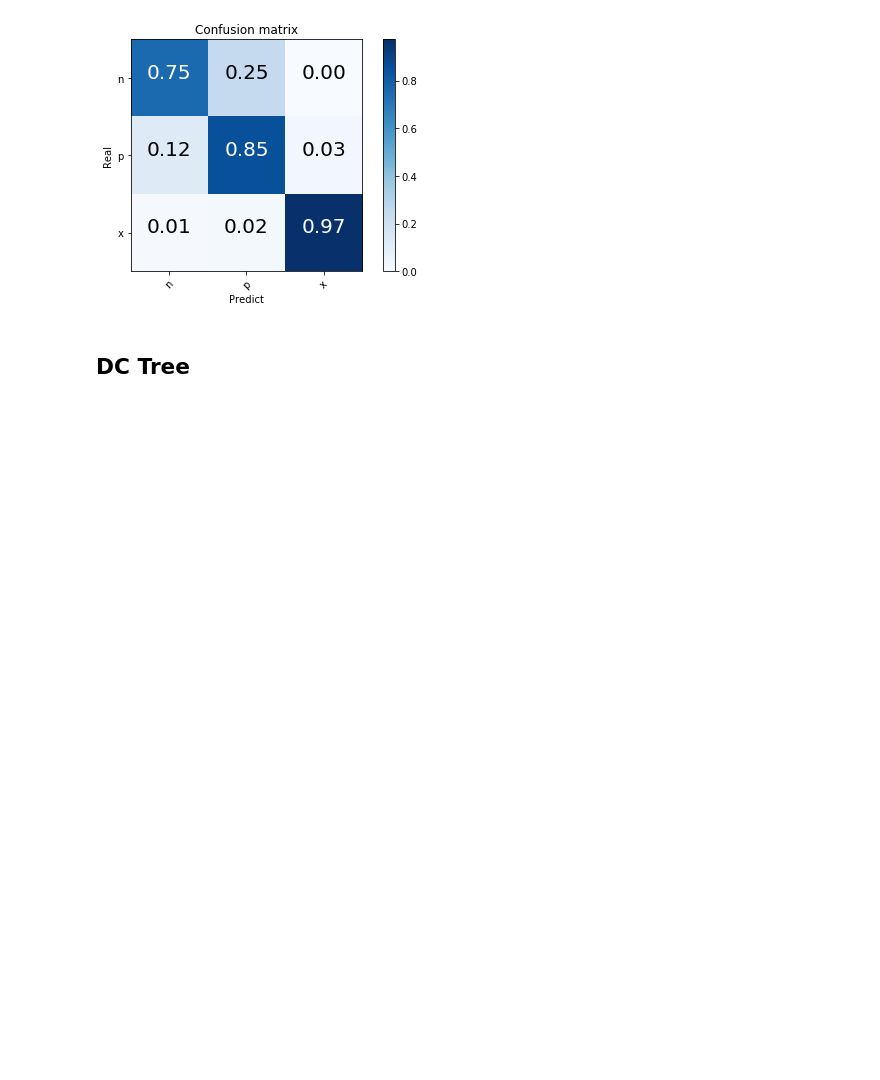
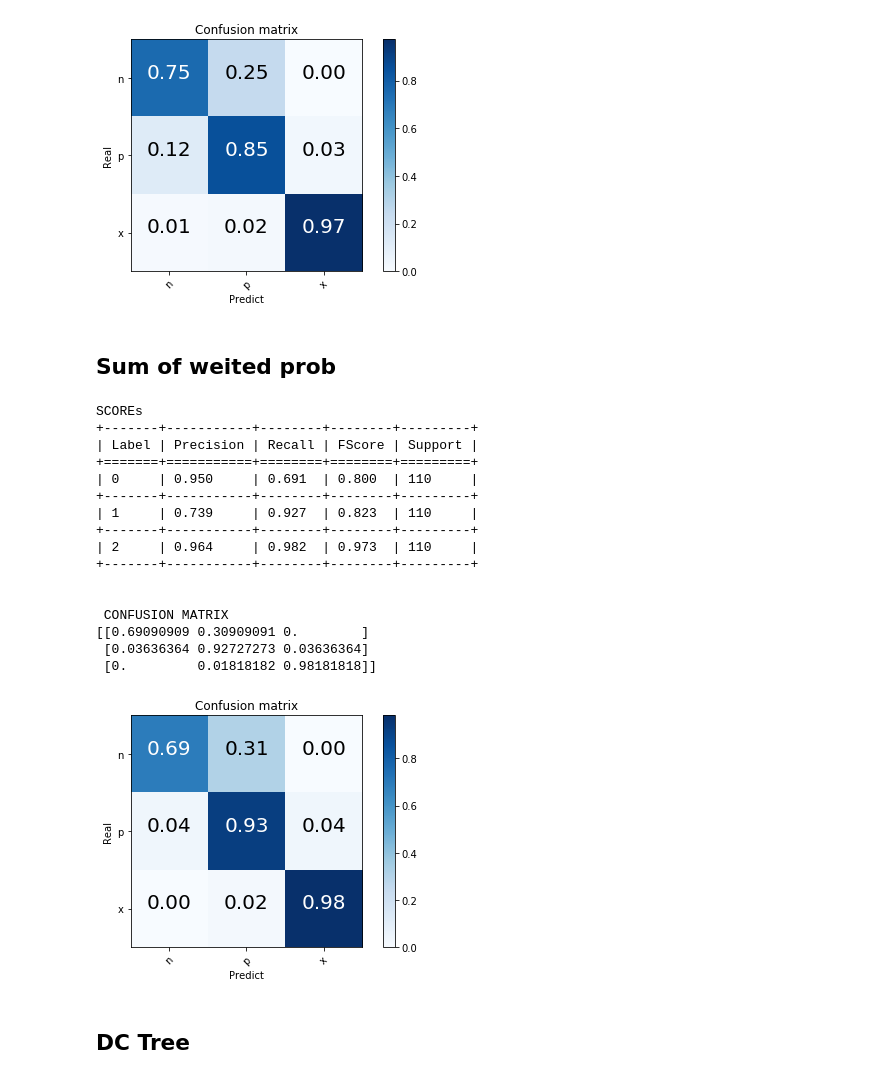
Before and after one commit to cilegann/TuberculosisDetect, a Jupyter notebook: src/detect_flow.ipynb, the cells around one changed output. Drawn from its saved outputs; the diff is of its cells as text; code cells hidden in the pictures; blank space fills up the shorter version.

```diff
--- a/src/detect_flow.ipynb
+++ b/src/detect_flow.ipynb
@@ -149,6 +208,55 @@ SCOREs
  [0.11818182 0.85454545 0.02727273]
  [0.00909091 0.01818182 0.97272727]]
 [figure]
+# %% [markdown]
+## Sum of weited prob
+# %%
+def probSumWeight(probs,positive_thresh=2):
+    true=[]
+    pred=[]
+    for k in sorted(probs,key=lambda k:probs[k]["real"]):
+        true_value=probs[k]["real"]
+        prob=[probs[k]["cnn"]["prob"],probs[k]["tscnn"]["prob"],probs[k]["yolo"]["prob"],probs[k]["tsyolo"]["prob"]]
+        prob=np.asarray(prob)
+        weight_matrix=np.asarray(
+            [
+#                 [1,2,1],
+#                 [1,3,1],
+#                 [2,2,1],
+#                 [1,2,4]
+                [4,1,1],
+                [1,4,1],
+                [2,2,2],
+                [1,1,4]
+            ]
+        )
+        pred_value=np.sum(prob*weight_matrix,axis=0)
+        #pred_value=pred_value/np.sum(weight_matrix,axis=0)
+        true.append(true_value)
+        pred.append(np.argmax(pred_value))
+        #print(true[-1],pred_value,pred[-1])
+    return np.asarray(true),np.asarray(pred)
+t,p=probSumWeight(probs,1.5)
+evaluate(t,p)
+plot_confusion_matrix(t,p,["n","p","x"])
+# %% [output]
+SCOREs
++-------+-----------+--------+--------+---------+
+| Label | Precision | Recall | FScore | Support |
++=======+===========+========+========+=========+
+| 0     | 0.950     | 0.691  | 0.800  | 110     |
++-------+-----------+--------+--------+---------+
+| 1     | 0.739     | 0.927  | 0.823  | 110     |
++-------+-----------+--------+--------+---------+
+| 2     | 0.964     | 0.982  | 0.973  | 110     |
++-------+-----------+--------+--------+---------+
+
+
+ CONFUSION MATRIX
+[[0.69090909 0.30909091 0.        ]
+ [0.03636364 0.92727273 0.03636364]
+ [0.         0.01818182 0.98181818]]
+[figure, added]
 # %% [markdown]
 ## DC Tree
 # %%
```
Also changed, not shown: parts of 3 cells of this notebook.
